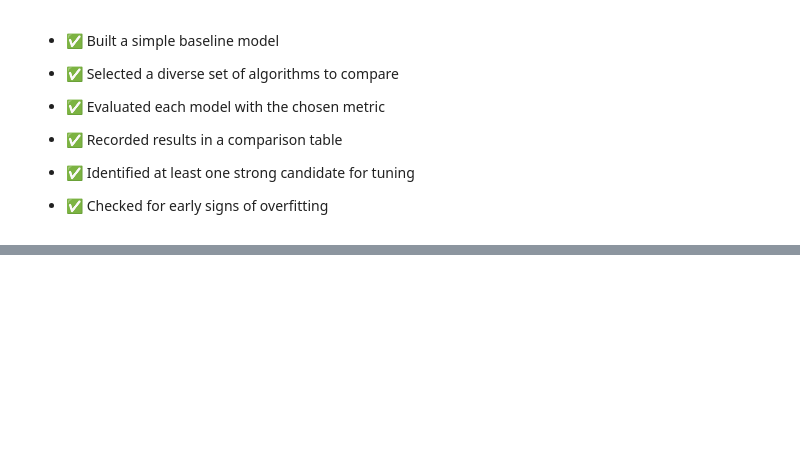
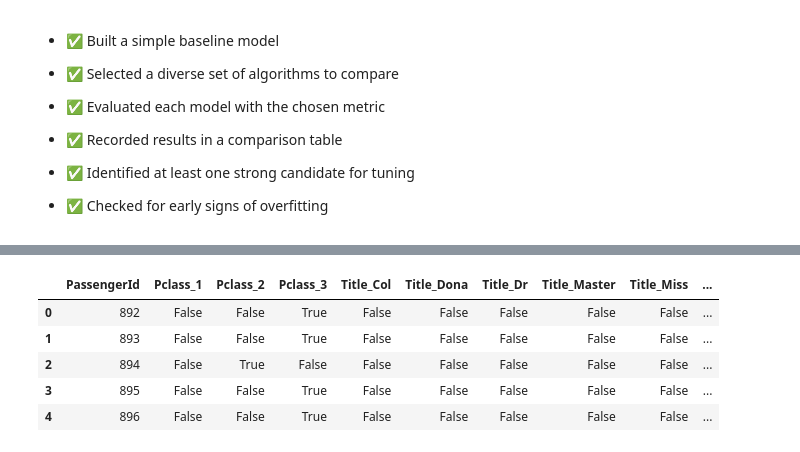
Before and after one commit to parhamvz73/Machine-Learning, a Jupyter notebook: Titanic_classification.ipynb, the cells around one changed output, grey strips where cells are left out. Drawn from its saved outputs; the diff is of its cells as text; code cells hidden in the pictures; blank space fills up the shorter version.

```diff
--- a/Titanic_classification.ipynb
+++ b/Titanic_classification.ipynb
@@ -3304,0 +4321,9 @@ I don’t tune too much yet — the goal is broad comparison, not perfection.
+# %%
+df.head()
+# %% [output]
+|  | PassengerId | Pclass_1 | Pclass_2 | Pclass_3 | Title_Col | Title_Dona | Title_Dr | Title_Master | Title_Miss | ... |
+| 0 | 892 | False | False | True | False | False | False | False | False | ... |
+| 1 | 893 | False | False | True | False | False | False | False | False | ... |
+| 2 | 894 | False | True | False | False | False | False | False | False | ... |
+| 3 | 895 | False | False | True | False | False | False | False | False | ... |
+| 4 | 896 | False | False | True | False | False | False | False | False | ... |
```
Also changed, not shown: parts of 47 cells of this notebook.
